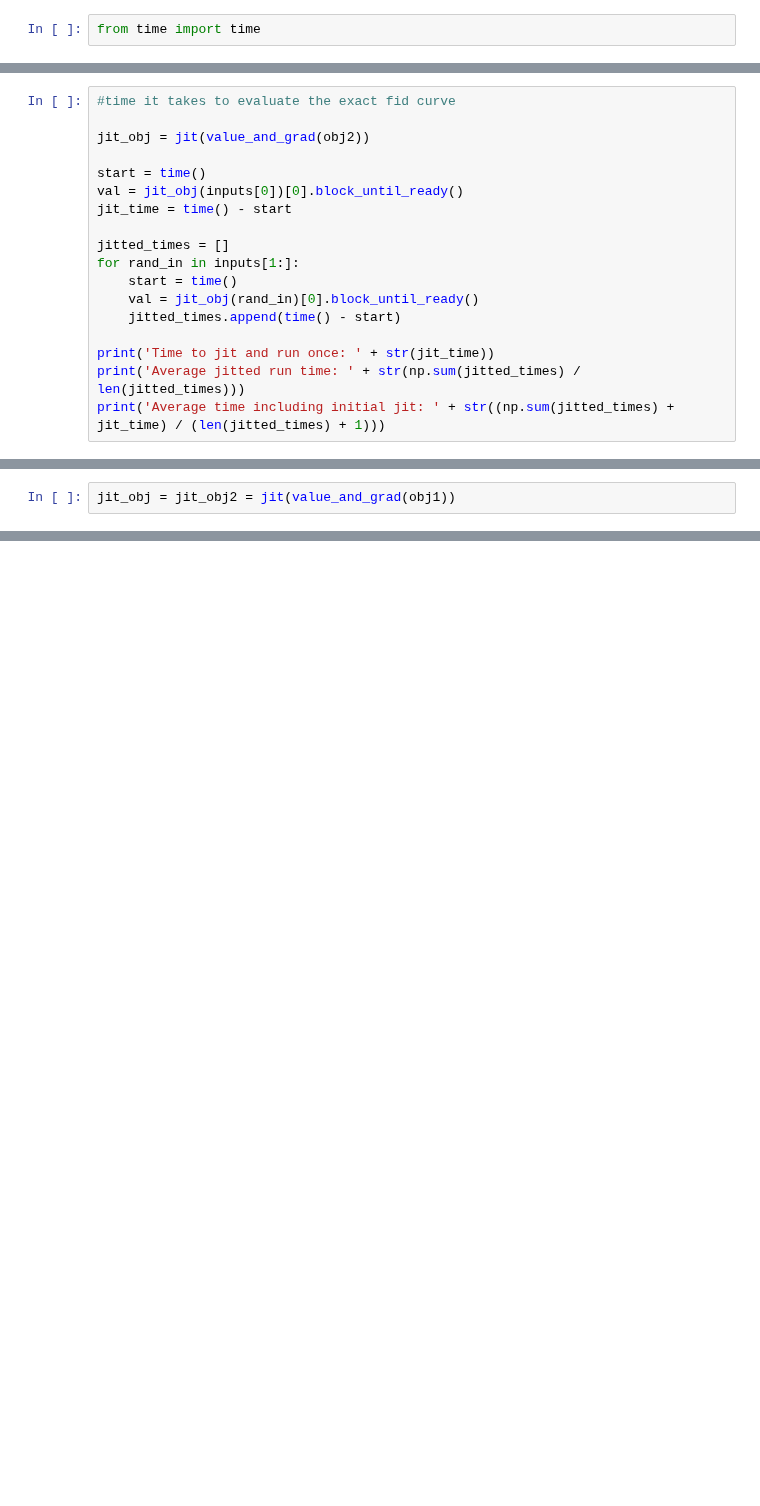
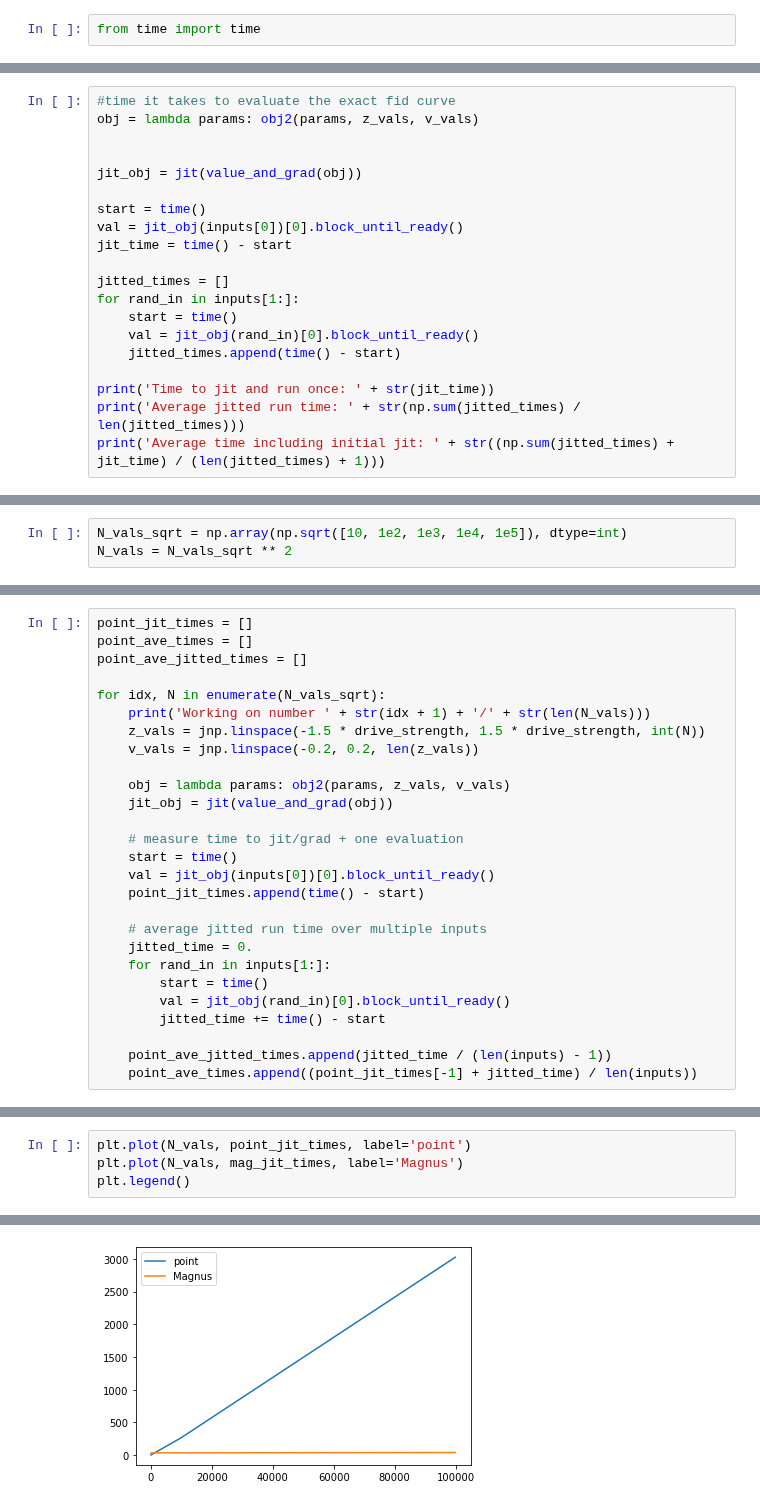
Before and after one commit to DanPuzzuoli/multivariable_dyson_magnus, a Jupyter notebook: magnus_qoc.ipynb, the cells around one changed output, grey strips where cells are left out. Saved outputs shown, nothing was run; the diff lists cells and outputs as text; blank space fills up the shorter version.

```diff
--- a/magnus_qoc.ipynb
+++ b/magnus_qoc.ipynb
@@ -422,7 +451,9 @@ Average time including initial jit: 4.046498465538025
 # %%
 #time it takes to evaluate the exact fid curve
+obj = lambda params: obj2(params, z_vals, v_vals)
 
-jit_obj = jit(value_and_grad(obj2))
+
+jit_obj = jit(value_and_grad(obj))
 
 start = time()
 val = jit_obj(inputs[0])[0].block_until_ready()
@@ -444,2 +474,0 @@ Average time including initial jit: 15.812231254577636
-# %%
-jit_obj = jit_obj2 = jit(value_and_grad(obj1))
@@ -457,0 +481,3 @@ Wall time: 18.3 s
+# %%
+N_vals_sqrt = np.array(np.sqrt([10, 1e2, 1e3, 1e4, 1e5]), dtype=int)
+N_vals = N_vals_sqrt ** 2
@@ -457,0 +527,27 @@ Wall time: 18.3 s
+# %%
+point_jit_times = []
+point_ave_times = []
+point_ave_jitted_times = []
+
+for idx, N in enumerate(N_vals_sqrt):
+    print('Working on number ' + str(idx + 1) + '/' + str(len(N_vals)))
+    z_vals = jnp.linspace(-1.5 * drive_strength, 1.5 * drive_strength, int(N))
+    v_vals = jnp.linspace(-0.2, 0.2, len(z_vals))
+
+    obj = lambda params: obj2(params, z_vals, v_vals)
+    jit_obj = jit(value_and_grad(obj))
+
+    # measure time to jit/grad + one evaluation
+    start = time()
+    val = jit_obj(inputs[0])[0].block_until_ready()
+    point_jit_times.append(time() - start)
+
+    # average jitted run time over multiple inputs
+    jitted_time = 0.
+    for rand_in in inputs[1:]:
+        start = time()
+        val = jit_obj(rand_in)[0].block_until_ready()
+        jitted_time += time() - start
+
+    point_ave_jitted_times.append(jitted_time / (len(inputs) - 1))
+    point_ave_times.append((point_jit_times[-1] + jitted_time) / len(inputs))
@@ -457,0 +568,5 @@ Wall time: 18.3 s
+# %%
+plt.plot(N_vals, point_jit_times, label='point')
+plt.plot(N_vals, mag_jit_times, label='Magnus')
+plt.legend()
+# %% [output]
@@ -457,0 +574 @@ Wall time: 18.3 s
+[figure, added]
```
Also changed, not shown: parts of 31 cells of this notebook.
